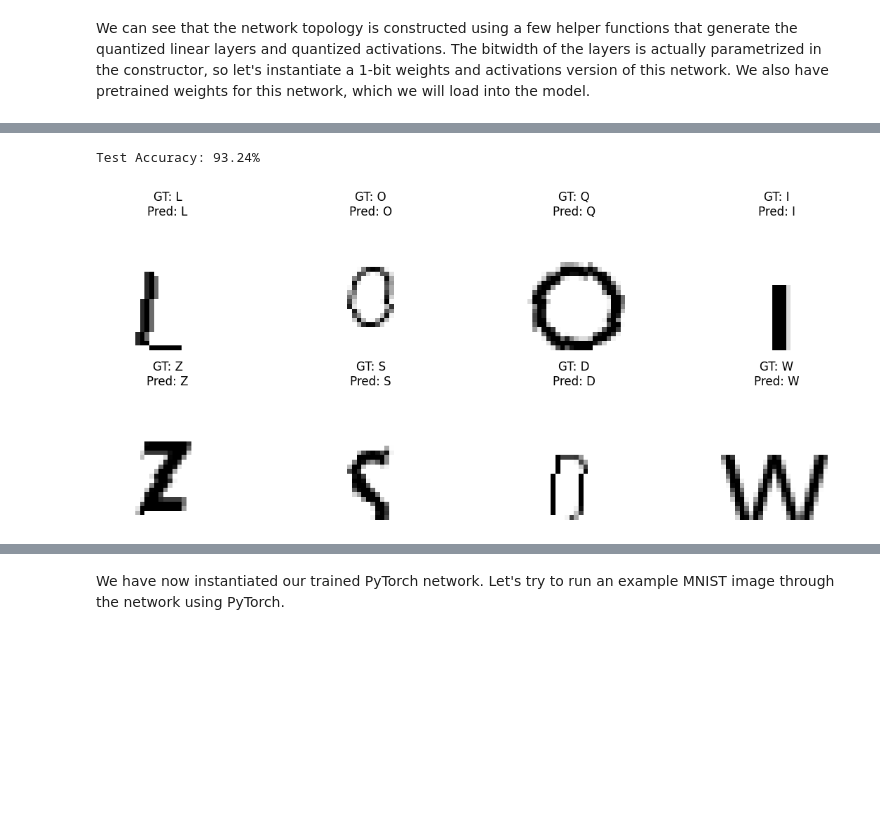
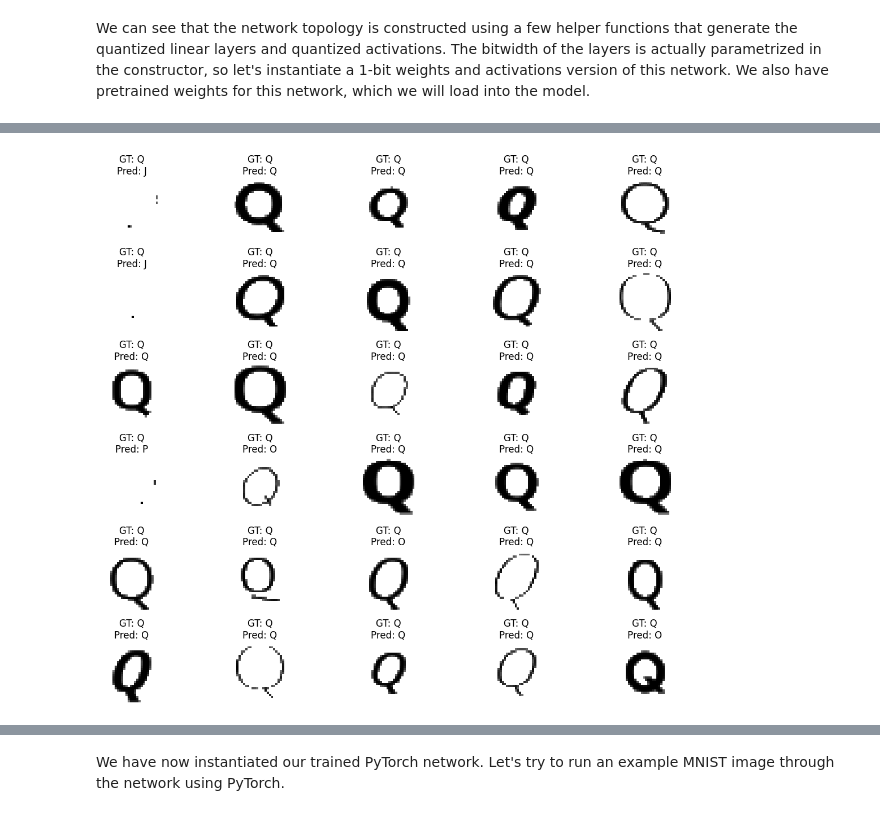
Before and after one commit to brolime/MADVI, a Jupyter notebook: ai/fcnn/1_brevitas_network_import_via_QONNX.ipynb, the cells around one changed output, grey strips where cells are left out. Drawn from its saved outputs; the diff is of its cells as text; code cells hidden in the pictures; blank space fills up the shorter version.

```diff
--- a/ai/fcnn/1_brevitas_network_import_via_QONNX.ipynb
+++ b/ai/fcnn/1_brevitas_network_import_via_QONNX.ipynb
@@ -350,55 +447,43 @@ Script finished successfully.
 # %%
 # ============================
-# TEST RESULTS AND EXAMPLES
+# SHOW 20 EXAMPLES OF A SPECIFIC LETTER
 # ============================
 import matplotlib.pyplot as plt
 import torch
 
-# Ensure model is in evaluation mode
 lfc.eval()
 
-correct, total = 0, 0
-all_preds = []
-all_labels = []
+TARGET_CHAR = "Q"          # <<< CHANGE THIS
+TARGET_LABEL = ord(TARGET_CHAR) - ord("A")
+NUM_EXAMPLES = 30
 
-# Collect predictions for the entire test set
-with torch.no_grad():
-    for images, labels in test_loader:
-        images_flat = images.view(images.size(0), -1)
-        outputs = lfc(images_flat)
-        _, preds = torch.max(outputs, 1)
-        correct += (preds == labels).sum().item()
-        total += labels.size(0)
-        all_preds.append(preds)
-        all_labels.append(labels)
+# Find indices of this letter in test set
+matching_indices = [
+    i for i, (_, label) in enumerate(test_dataset)
+    if label == TARGET_LABEL
+]
 
-test_accuracy = 100 * correct / total
-print(f"Test Accuracy: {test_accuracy:.2f}%")
+# Take first 20 (or fewer if dataset is small)
+indices = matching_indices[:NUM_EXAMPLES]
 
-# Concatenate all predictions and labels for sampling
-all_preds = torch.cat(all_preds)
-all_labels = torch.cat(all_labels)
-
-# Show a few example images with predicted vs true labels
-num_examples = 8
-indices = torch.randperm(len(test_dataset))[:num_examples]
-
-fig, axes = plt.subplots(2, num_examples//2, figsize=(12,5))
+fig, axes = plt.subplots(6, 5, figsize=(12, 10))
 axes = axes.flatten()
 
 chars = [chr(ord('A') + i) for i in range(26)]
 
-for i, idx in enumerate(indices):
-    img, label = test_dataset[idx]
-    pred = all_preds[idx]
+with torch.no_grad():
+    for i, idx in enumerate(indices):
+        img, label = test_dataset[idx]
+        img_flat = img.view(1, -1)
+        output = lfc(img_flat)
+        pred = torch.argmax(output, dim=1).item()
 
-    img_np = img.squeeze().cpu().numpy()
-    axes[i].imshow(img_np, cmap='gray')
-    axes[i].set_title(f"GT: {chars[label]}\nPred: {chars[pred]}")
-    axes[i].axis('off')
+        img_np = img.squeeze().cpu().numpy()
+        axes[i].imshow(img_np, cmap="gray")
+        axes[i].set_title(f"GT: {chars[label]}\nPred: {chars[pred]}")
+        axes[i].axis("off")
 
 plt.tight_layout()
 plt.show()
 # %% [output]
-Test Accuracy: 93.24%
-[figure, old version]
+[figure, new version]
```
Also changed, not shown: parts of 20 cells of this notebook, 1 other file.
